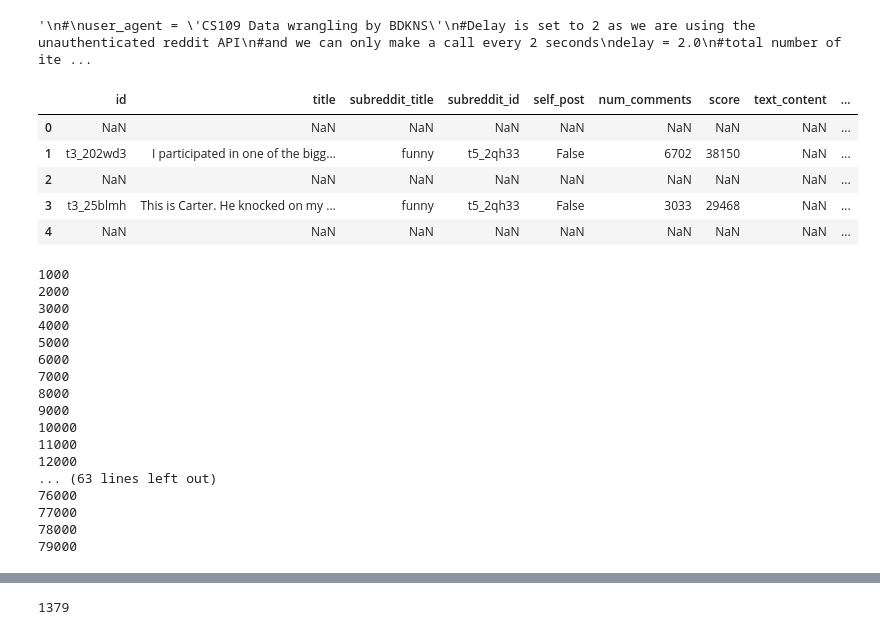
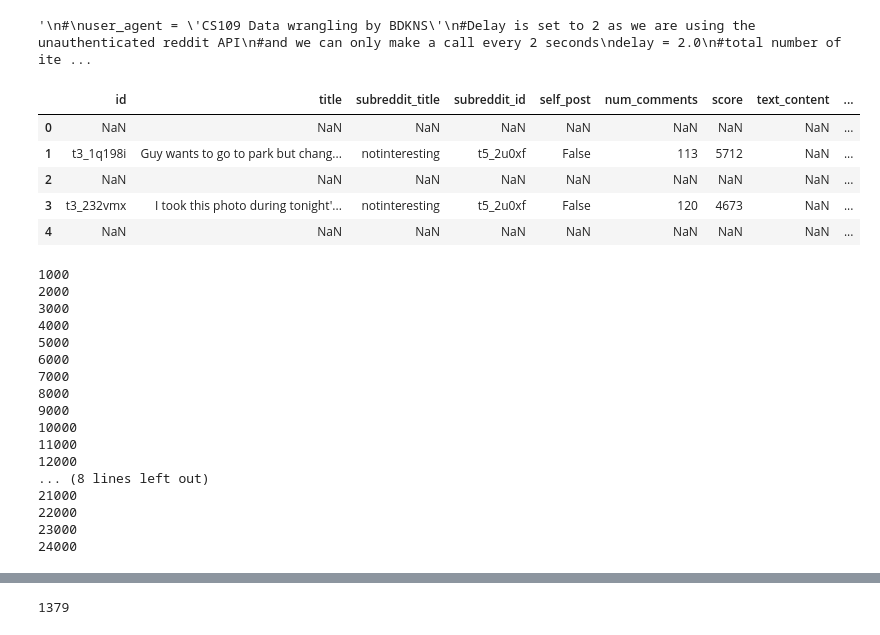
Before and after one commit to BDKNS/CS109Project2014, a Jupyter notebook: ExploratoryDataAnalysis.ipynb, the cells around one changed output, grey strips where cells are left out. Saved outputs shown, nothing was run; the diff lists cells and outputs as text; code cells hidden in the pictures.

```diff
--- a/ExploratoryDataAnalysis.ipynb
+++ b/ExploratoryDataAnalysis.ipynb
@@ -140,22 +140,22 @@ for i in range(10):
     response = json.loads(res.content)
     #rint response
 # %%
-post_df = pd.read_csv('100PostPerSubreddit2.csv')
+post_df = pd.read_csv('100PostPerSubreddit4.csv')
 ids = post_df['user_id']
 post_df.head()
 # %% [output]
 |  | id | title | subreddit_title | subreddit_id | self_post | num_comments | score | text_content | ... |
 | 0 | NaN | NaN | NaN | NaN | NaN | NaN | NaN | NaN | ... |
-| 1 | t3_202wd3 | I participated in one of the bigg... | funny | t5_2qh33 | False | 6702 | 38150 | NaN | ... |
+| 1 | t3_1q198i | Guy wants to go to park but chang... | notinteresting | t5_2u0xf | False | 113 | 5712 | NaN | ... |
 | 2 | NaN | NaN | NaN | NaN | NaN | NaN | NaN | NaN | ... |
-| 3 | t3_25blmh | This is Carter. He knocked on my ... | funny | t5_2qh33 | False | 3033 | 29468 | NaN | ... |
+| 3 | t3_232vmx | I took this photo during tonight'... | notinteresting | t5_2u0xf | False | 120 | 4673 | NaN | ... |
 | 4 | NaN | NaN | NaN | NaN | NaN | NaN | NaN | NaN | ... |
 # %%
 counter = 0
 success = 0
 failure = 0
 responses = []
-for id in ids:
+for id in ids[15000:]:
     res = get_url('https://www.reddit.com//user/' + str(id) + '/liked.json');
     if res.status_code == 200:
         success += 1
@@ -165,7 +165,7 @@ for id in ids:
         failure += 1
     counter += 1
     if counter % 1000 == 0:
-        time.sleep(20)
+        time.sleep(10)
         print counter
 # %% [output]
 1000
@@ -180,11 +180,11 @@ for id in ids:
 10000
 11000
 12000
-... (63 lines left out)
-76000
-77000
-78000
-79000
+... (8 lines left out)
+21000
+22000
+23000
+24000
 # %%
 print failure, success
 # %% [output]
```
Also changed, not shown: parts of 15 cells of this notebook, 1 other file.
